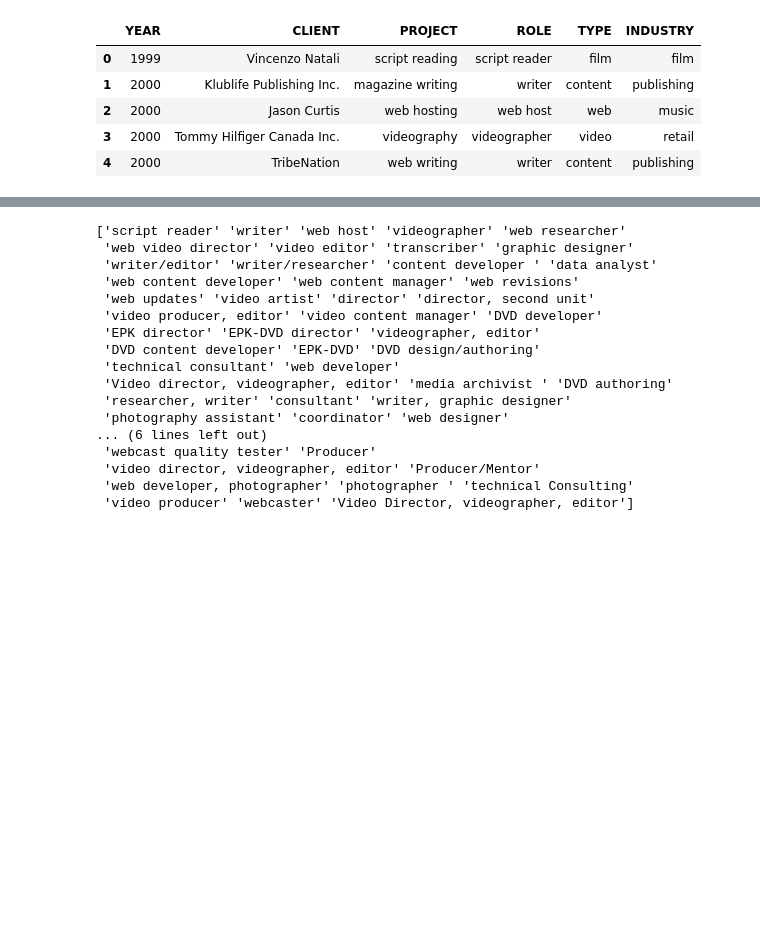
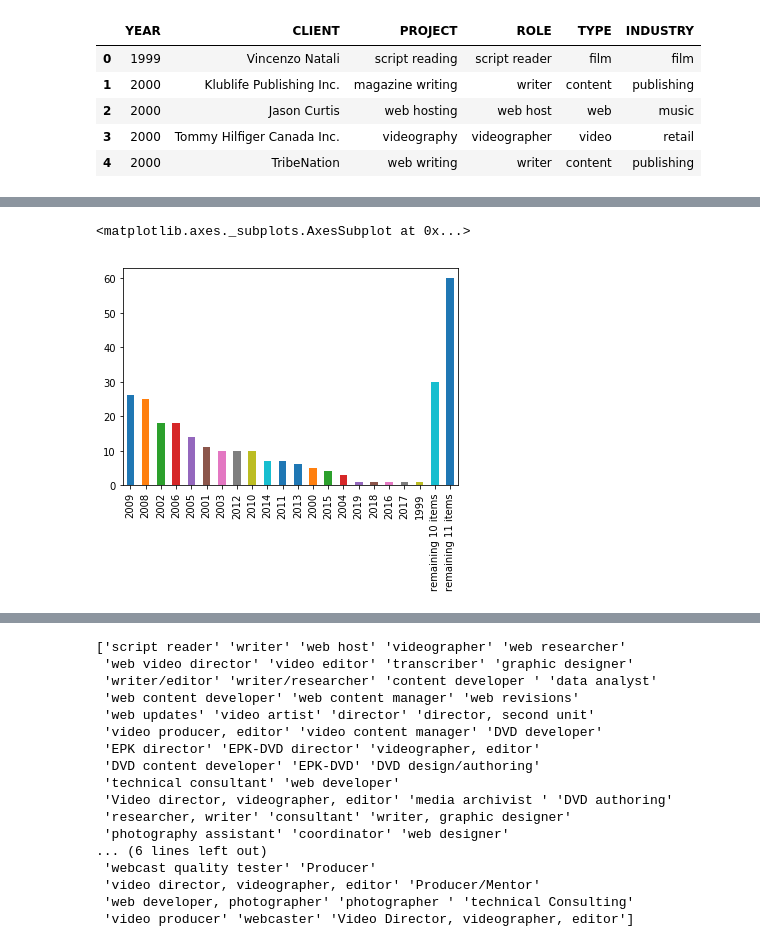
Before and after one commit to elsantonato/18-Project_3-The_Numbers, a Jupyter notebook: ftpmedia_app/data_cleaning.ipynb, the cells around one changed output, grey strips where cells are left out. Cells and saved outputs as stored; diff of their text form; code cells hidden in the pictures; blank space fills up the shorter version.

```diff
--- a/ftpmedia_app/data_cleaning.ipynb
+++ b/ftpmedia_app/data_cleaning.ipynb
@@ -35,0 +73,3 @@ elsanto_df.head()
+# %%
+year_df = elsanto_df["YEAR"].value_counts()
+year_df.head(10)
@@ -35,0 +88,9 @@ elsanto_df.head()
+# %%
+# plot years with most activity
+year_df_best = year_df
+if len(year_df) > 10:
+    year_df_best['remaining {0} items'.format(len(year_df) - 10)] = sum(year_df[10:])
+year_df_best.plot(kind='bar')
+# %% [output]
+<matplotlib.axes._subplots.AxesSubplot at 0x...>
+[figure, added]
```
Also changed, not shown: parts of 58 cells of this notebook.
